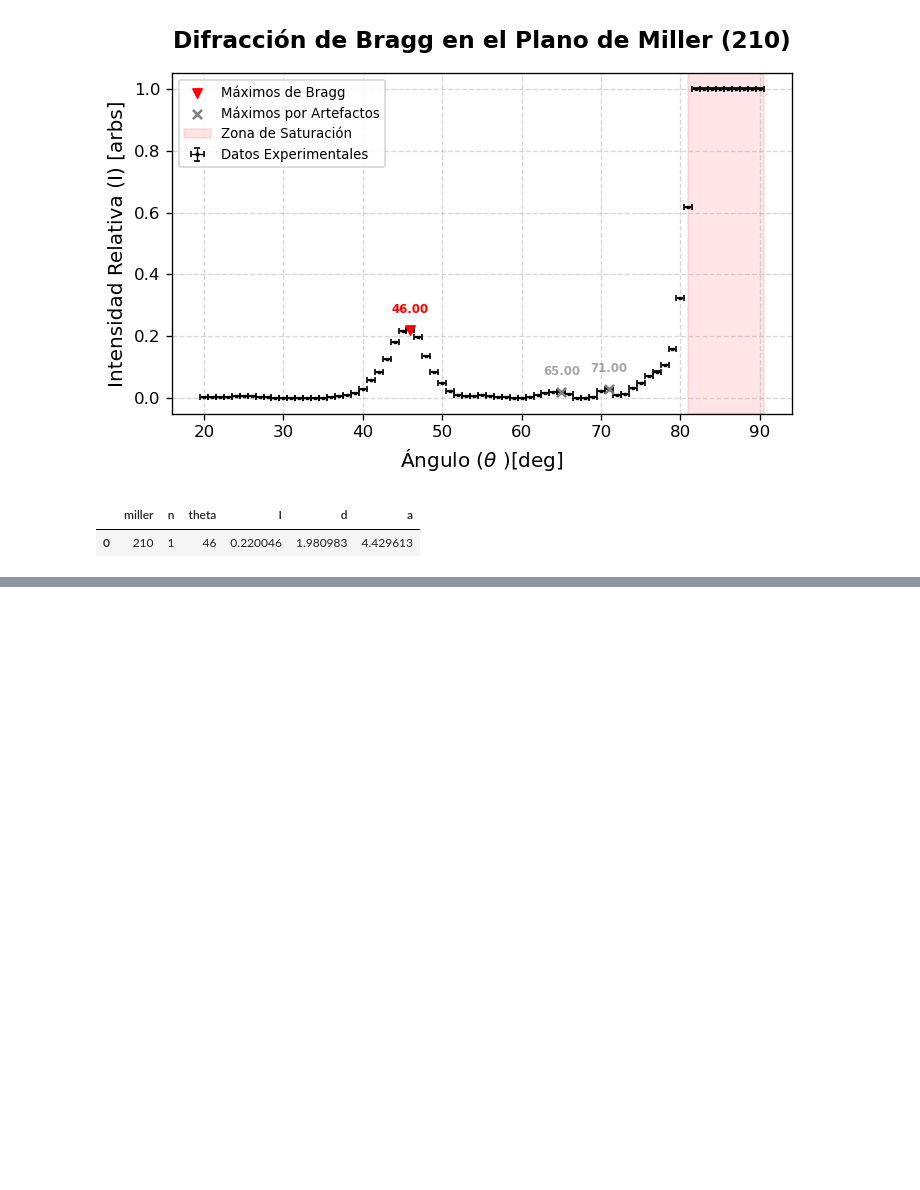
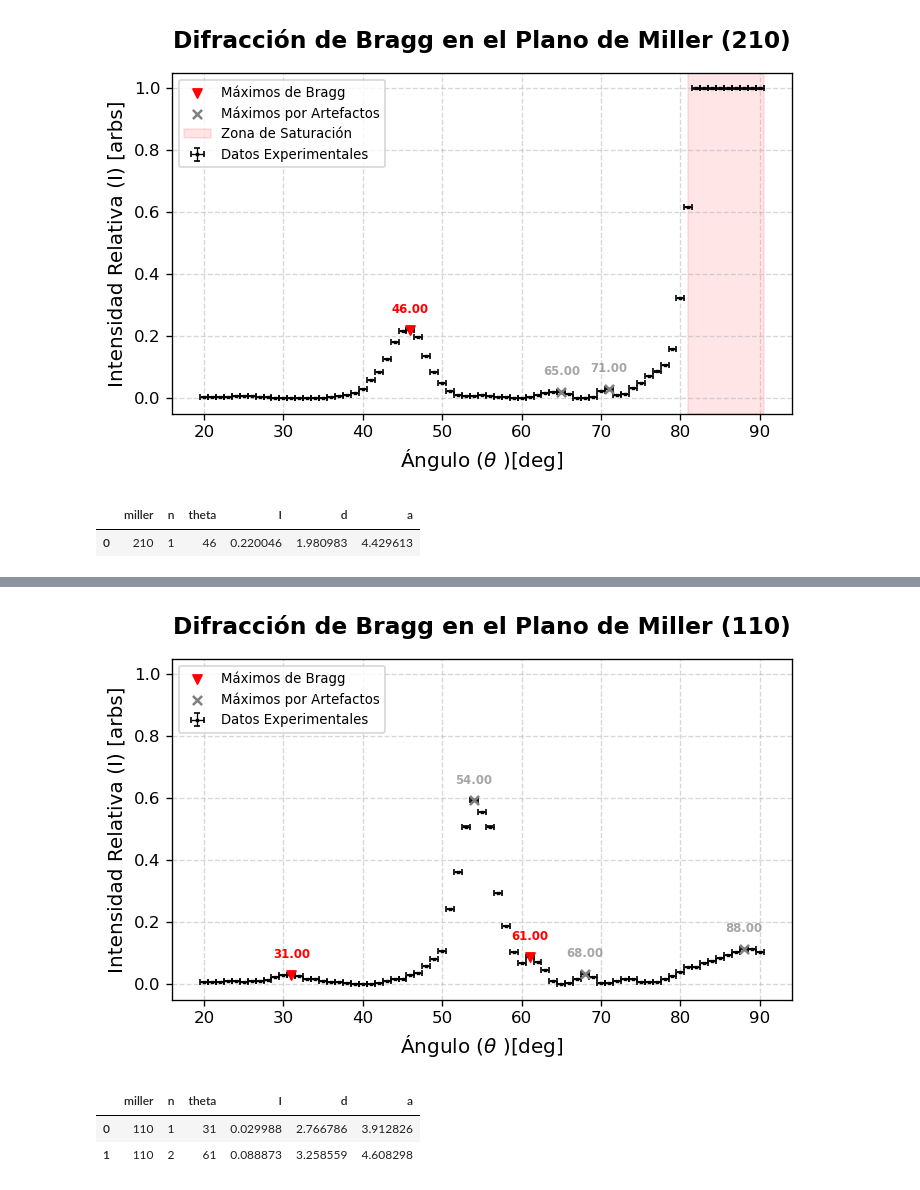
Before and after one commit to JustaPurpleWolf/Undergraduate-Physics-Methods, a Jupyter notebook: Modern Physics/Microwaves/Bragg Diffraction/microwaves_bragg_diffraction.ipynb, the cells around one changed output, grey strips where cells are left out. Saved outputs shown, nothing was run; the diff lists cells and outputs as text; code cells hidden in the pictures; blank space fills up the shorter version.

```diff
--- a/Modern Physics/Microwaves/Bragg Diffraction/microwaves_bragg_diffraction.ipynb
+++ b/Modern Physics/Microwaves/Bragg Diffraction/microwaves_bragg_diffraction.ipynb
@@ -186,0 +201,9 @@ Parámetro de Red: a = (4.53 ± 0.25)cm
+# %%
+bragg = plot_miller('EXP_miller_110_21_04_2026.csv', miller  = 110, n=1, height = 0.02, distance = 5,
+                    valid = [31,61], label = 'm2')
+bragg
+# %% [output]
+[figure, added]
+|  | miller | n | theta | I | d | a |
+| 0 | 110 | 1 | 31 | 0.029988 | 2.766786 | 3.912826 |
+| 1 | 110 | 2 | 61 | 0.088873 | 3.258559 | 4.608298 |
```
Also changed, not shown: parts of 8 cells of this notebook, 56 other files.
